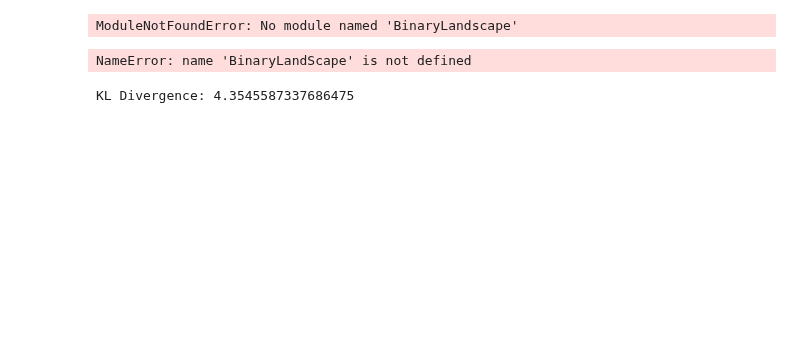
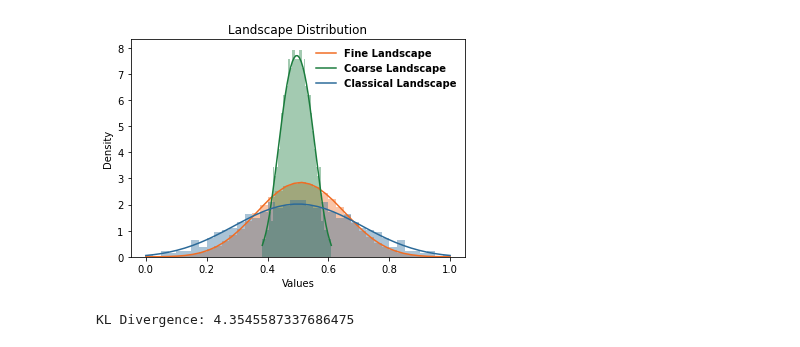
Before and after one commit to baldFemale/OpenInnovationFramework, a Jupyter notebook: Landscapes/Evaluator.ipynb, the cells around one changed output. Cells and saved outputs as stored; diff of their text form; code cells hidden in the pictures; blank space fills up the shorter version.

```diff
--- a/Landscapes/Evaluator.ipynb
+++ b/Landscapes/Evaluator.ipynb
@@ -3,12 +3,12 @@ from Landscape import Landscape
 from CogLandscape import CogLandscape
 from BinaryLandscape import BinaryLandscape
 import matplotlib.pyplot as plt
+# plt.interactive(False)
 from scipy.stats import gaussian_kde
 from scipy.special import kl_div
 import numpy as np
 import pickle
-# Define more colors
-# NUS two colors
+legend_properties = {'weight':'bold'}
 nus_blue = "#003D7C"
 nus_orange = "#EF7C00"
 # Nature three colors
@@ -32,65 +32,65 @@ shallow_purple = "#EAD7EA"
 deep_purple = "#BA9DB9"
 shallow_cyan = "#A9D5E0"
 deep_cyan = "#48C0BF"
+shallow_blue = "#B6DAEC"
+deep_blue = "#98CFE4"
+shallow_pink = "#F5E0E5"
+deep_pink = "#E5A7B6"
+shallow_green = "#C2DED0"
+deep_green = "#A5C6B1"
+
+color_pairs = [[shallow_purple, deep_purple],  [shallow_green, deep_green],
+               [shallow_blue, deep_blue], [shallow_pink, deep_pink], [shallow_cyan, deep_cyan],
+               [shallow_grey, deep_grey]]
+morandi_colors = [morandi_blue, morandi_green, morandi_yellow, morandi_orange, morandi_pink, morandi_red, morandi_purple]
-# %% [output]
-ModuleNotFoundError: No module named 'BinaryLandscape'
 # %%
+data_folder = r"E:\data\gst-0512\Landscapes"
 N = 9
-K = 1
+K = 0
 state_num = 4
 np.random.seed(1000)
-landscape = Landscape(N=N, K=K, state_num=state_num)
+landscape = Landscape(N=N, K=K, state_num=state_num, norm=True)  # 4^9
 cog_landscape = CogLandscape(landscape=landscape, expertise_domain=list(range(N)),
-                             expertise_representation=["A", "B"], norm=False)
-binary_landscape = BinaryLandscape(N=N, K=K, K_within=None, K_between=None)
+                             expertise_representation=["A", "B"], norm=False)  # 2^9
+binary_landscape = BinaryLandscape(N=N, K=K, K_within=None, K_between=None, norm=True)  # 2^9
 data = list(landscape.cache.values())
 cog_data = list(cog_landscape.cache.values())
 bin_data = list(binary_landscape.cache.values())
-with open("cache", "wb") as outfile:
-    pickle.dump(data, outfile)
-with open("cog_cache", "wb") as outfile:
-    pickle.dump(cog_data, outfile)
-with open("bin_cache", "wb") as outfile:
-    pickle.dump(bin_data, outfile)
-
-with open("cache", "rb") as infile:
-    data = pickle.load(infile)
-with open("cog_cache", "rb") as infile:
-    cog_data = pickle.load(infile)
-with open("bin_cache", "rb") as infile:
-    bin_data = pickle.load(infile)
 # The density exceed 1 because the length of x-axis is 1 (too small); the area below the density curve must be 1
+bins = 40
+alpha = 0.4
 # Hist 1: Multi-State Landscape
-plt.hist(data, bins=40, color=shallow_purple, alpha=0.5, density=True, label='Multi-State Landscape')
+plt.hist(data, bins=bins, color=nature_orange, alpha=alpha, density=True)
 kde1 = gaussian_kde(data)
-x_values1 = np.linspace(min(data), max(data), 40)
+x_values1 = np.linspace(min(data), max(data), bins)
 pdf1 = kde1(x_values1)
-plt.plot(x_values1, pdf1, '-', color=deep_purple)
+plt.plot(x_values1, pdf1, '-', color=nature_orange, label='Fine Landscape')
 
 # Hist 2: Cognitive Landscape
-plt.hist(cog_data, bins=40, alpha=0.5, label='Cognitive Landscape', color=shallow_cyan, density=True)
+plt.hist(cog_data, bins=bins, color=nature_green, alpha=alpha, density=True)
 kde2 = gaussian_kde(cog_data)
-x_values2 = np.linspace(min(cog_data), max(cog_data), 40)
+x_values2 = np.linspace(min(cog_data), max(cog_data), bins)
 pdf2 = kde2(x_values2)
-plt.plot(x_values2, pdf2, '-', color=deep_cyan)
+plt.plot(x_values2, pdf2, '-', color=nature_green, label='Coarse Landscape')
 
 # Hist 3: Binary Landscape
-plt.hist(bin_data, bins=40, alpha=0.5, label='Binary Landscape', color=shallow_grey, density=True)
+plt.hist(bin_data, bins=bins, alpha=alpha, color=nature_blue, density=True)
 kde3 = gaussian_kde(bin_data)
-x_values3 = np.linspace(min(bin_data), max(bin_data), 40)
-pdf3 = kde2(x_values3)
-plt.plot(x_values3, pdf3, '-', color=deep_grey)
+x_values3 = np.linspace(min(bin_data), max(bin_data), bins)
+pdf3 = kde3(x_values3)
+plt.plot(x_values3, pdf3, '-', color=nature_blue, label='Classical Landscape')
 
 # Add labels and legend
 plt.xlabel('Values')
 plt.ylabel('Density')
-plt.title('Landscape and CogLandscape Distribution')
-plt.legend()
-plt.savefig("landscape_distribution.png", transparent=True, dpi=300)
+plt.title('Landscape Distribution')
+plt.legend(frameon=False, prop=legend_properties)
+plt.savefig(data_folder + r"\landscape_distribution_N{0}_K{1}.png".format(N, K), transparent=True, dpi=300)
 # Show the plot
 plt.show()
+# plt.clf()
 # %% [output]
-NameError: name 'BinaryLandScape' is not defined
+[figure, added]
 # %%
 # Sample data for two distributions
 data1 = [1, 2, 2, 3, 4, 4, 4, 5, 5, 6]
```
Also changed, not shown: parts of 4 cells of this notebook, 5 other files.
